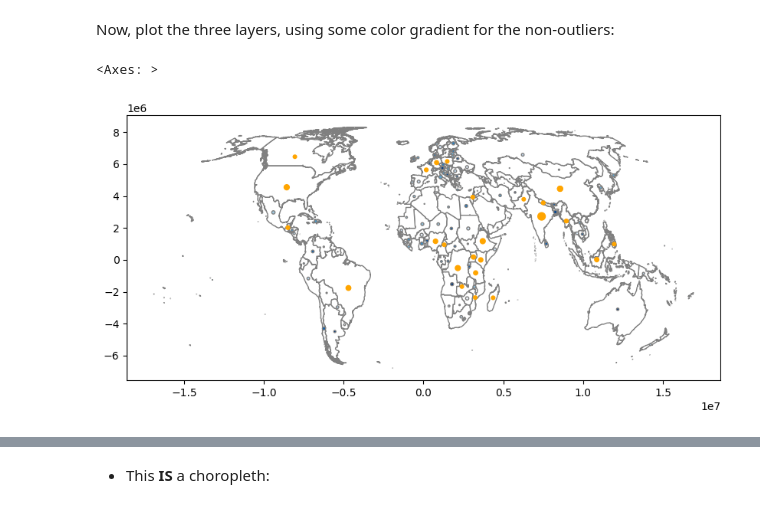
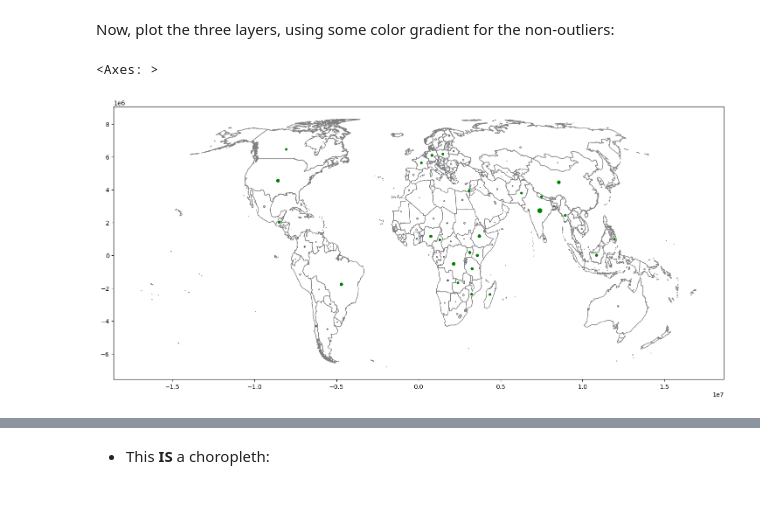
Before and after one commit to Lulo-Vilcarano-MF/Evaluaci-n-Individual-1IAS21-05A1, a Jupyter notebook: Tarea_index.ipynb, the cells around one changed output, grey strips where cells are left out. Saved outputs shown, nothing was run; the diff lists cells and outputs as text; code cells hidden in the pictures.

```diff
--- a/Tarea_index.ipynb
+++ b/Tarea_index.ipynb
@@ -710,20 +669,20 @@ theMapAndData_8857_centroids_no_out['size'] = theMapAndData_8857_centroids_no_ou
 # %% [markdown]
 Now, plot the three layers, using some color gradient for the non-outliers:
 # %%
-base=theMapAndData_8857.plot(color='white', edgecolor='grey',figsize=(10,10))
+base=theMapAndData_8857.plot(color='white', edgecolor='grey',figsize=(18,14))
 
 theMapAndData_8857_centroids_no_out.plot(
     ax=base,
     markersize=theMapAndData_8857_centroids_no_out['size'],
     edgecolor='grey',
     c=theMapAndData_8857_centroids_no_out['size'],
     cmap='Blues_r'
 )
 theMapAndData_8857_centroids_out.plot(
     ax=base,
     markersize=theMapAndData_8857_centroids_out['size'],
-    color='orange'
+    color='green'
 )
 # %% [output]
 <Axes: >
-[figure, old version]
+[figure, new version]
```
Also changed, not shown: parts of 27 cells of this notebook, 2 other files.
